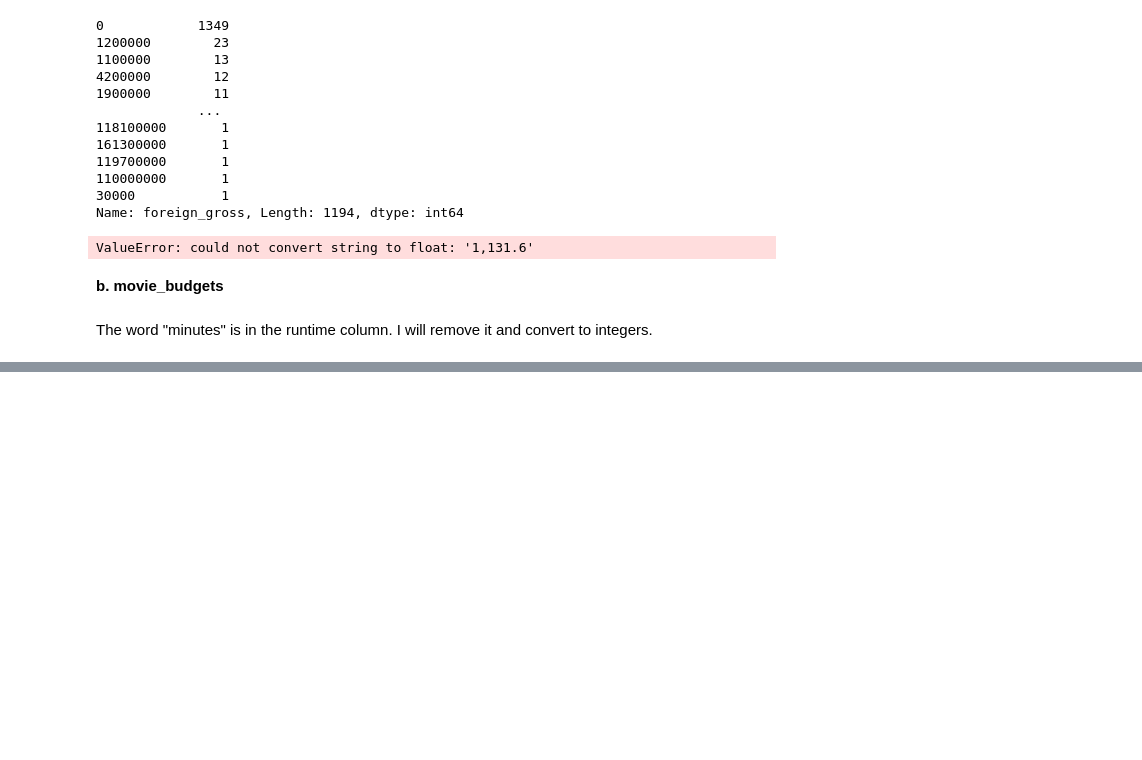
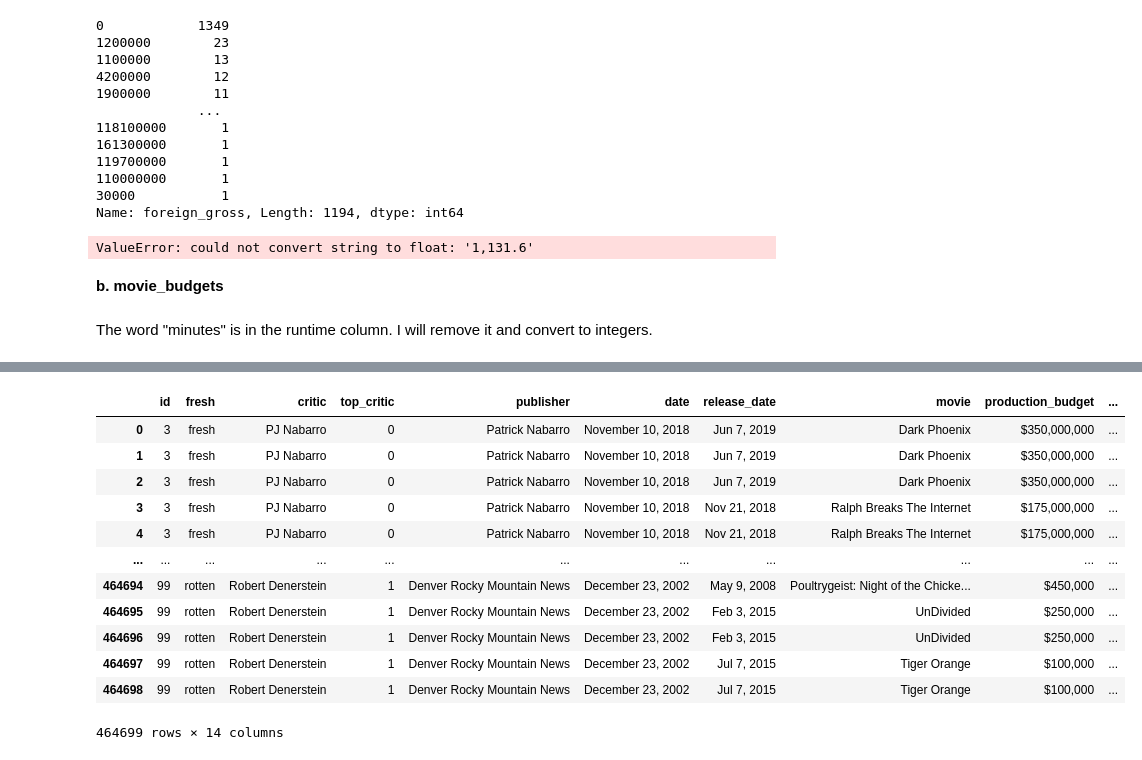
Before and after one commit to George-Mbugua/Movie_Analysis, a Jupyter notebook: Movie_Analysis.ipynb, the cells around one changed output, grey strips where cells are left out. Drawn from its saved outputs; the diff is of its cells as text; code cells hidden in the pictures; blank space fills up the shorter version.

Commit message:
Merging

```diff
--- a/Movie_Analysis.ipynb
+++ b/Movie_Analysis.ipynb
@@ -886,0 +919,18 @@ movie_budgets['runtime']
+# %%
+#Merging the two dataframes
+movie_budgets_merged = rt_reviews.merge(movie_budgets, how='inner', on='id')
+movie_budgets_merged
+# %% [output]
+|  | id | fresh | critic | top_critic | publisher | date | release_date | movie | production_budget | ... |
+| 0 | 3 | fresh | PJ Nabarro | 0 | Patrick Nabarro | November 10, 2018 | Jun 7, 2019 | Dark Phoenix | $350,000,000 | ... |
+| 1 | 3 | fresh | PJ Nabarro | 0 | Patrick Nabarro | November 10, 2018 | Jun 7, 2019 | Dark Phoenix | $350,000,000 | ... |
+| 2 | 3 | fresh | PJ Nabarro | 0 | Patrick Nabarro | November 10, 2018 | Jun 7, 2019 | Dark Phoenix | $350,000,000 | ... |
+| 3 | 3 | fresh | PJ Nabarro | 0 | Patrick Nabarro | November 10, 2018 | Nov 21, 2018 | Ralph Breaks The Internet | $175,000,000 | ... |
+| 4 | 3 | fresh | PJ Nabarro | 0 | Patrick Nabarro | November 10, 2018 | Nov 21, 2018 | Ralph Breaks The Internet | $175,000,000 | ... |
+| ... | ... | ... | ... | ... | ... | ... | ... | ... | ... | ... |
+| 464694 | 99 | rotten | Robert Denerstein | 1 | Denver Rocky Mountain News | December 23, 2002 | May 9, 2008 | Poultrygeist: Night of the Chicke... | $450,000 | ... |
+| 464695 | 99 | rotten | Robert Denerstein | 1 | Denver Rocky Mountain News | December 23, 2002 | Feb 3, 2015 | UnDivided | $250,000 | ... |
+| 464696 | 99 | rotten | Robert Denerstein | 1 | Denver Rocky Mountain News | December 23, 2002 | Feb 3, 2015 | UnDivided | $250,000 | ... |
+| 464697 | 99 | rotten | Robert Denerstein | 1 | Denver Rocky Mountain News | December 23, 2002 | Jul 7, 2015 | Tiger Orange | $100,000 | ... |
+| 464698 | 99 | rotten | Robert Denerstein | 1 | Denver Rocky Mountain News | December 23, 2002 | Jul 7, 2015 | Tiger Orange | $100,000 | ... |
+464699 rows × 14 columns
```
Also changed, not shown: parts of 7 cells of this notebook.
